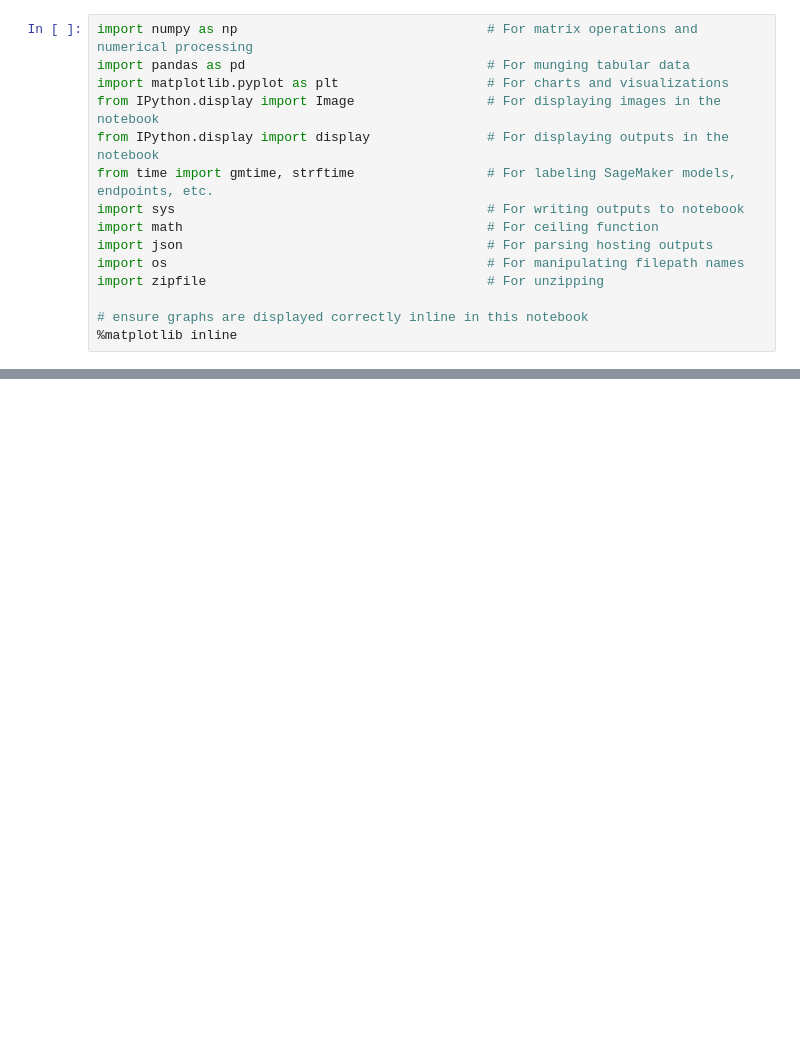
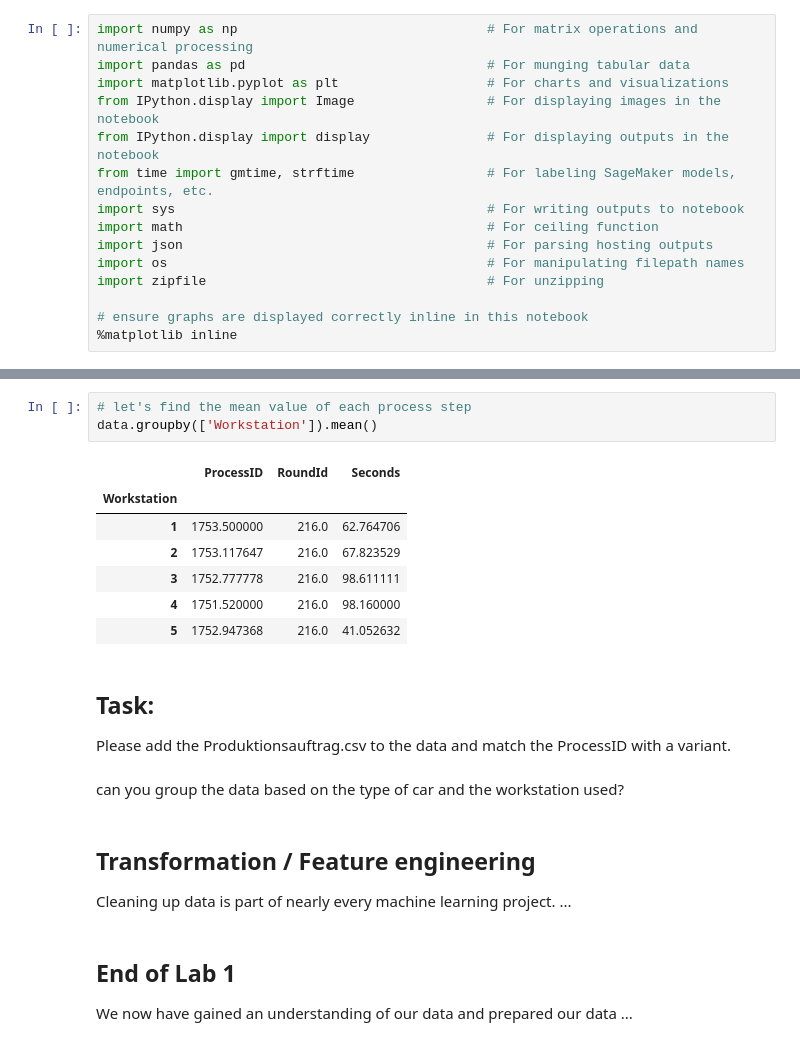
Before and after one commit to ThomasGVoss/LearningFactory, a Jupyter notebook: Lab_Data_Prep_with_Pandas.ipynb, the cells around one changed output, grey strips where cells are left out. Cells and saved outputs as stored; diff of their text form; blank space fills up the shorter version.

```diff
--- a/Lab_Data_Prep_with_Pandas.ipynb
+++ b/Lab_Data_Prep_with_Pandas.ipynb
@@ -17,0 +158,23 @@ import zipfile                                    # For unzipping
+# %%
+# let's find the mean value of each process step
+data.groupby(['Workstation']).mean()
+# %% [output]
+|  | ProcessID | RoundId | Seconds |
+| Workstation |  |  |  |
+| 1 | 1753.500000 | 216.0 | 62.764706 |
+| 2 | 1753.117647 | 216.0 | 67.823529 |
+| 3 | 1752.777778 | 216.0 | 98.611111 |
+| 4 | 1751.520000 | 216.0 | 98.160000 |
+| 5 | 1752.947368 | 216.0 | 41.052632 |
+# %% [markdown]
+## Task:
+Please add the Produktionsauftrag.csv to the data and match the ProcessID with a variant.
+# %% [markdown]
+can you group the data based on the type of car and the workstation used?
+# %% [markdown]
+## Transformation / Feature engineering
+Cleaning up data is part of nearly every machine learning project. ...
+# %% [markdown]
+
+## End of Lab 1
+We now have gained an understanding of our data and prepared our data ...
```
Also changed, not shown: parts of 12 cells of this notebook.
